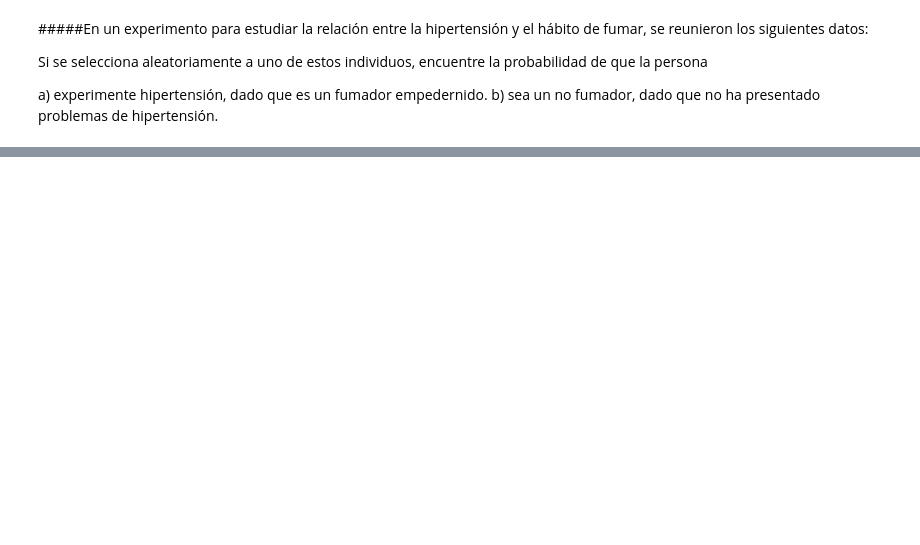
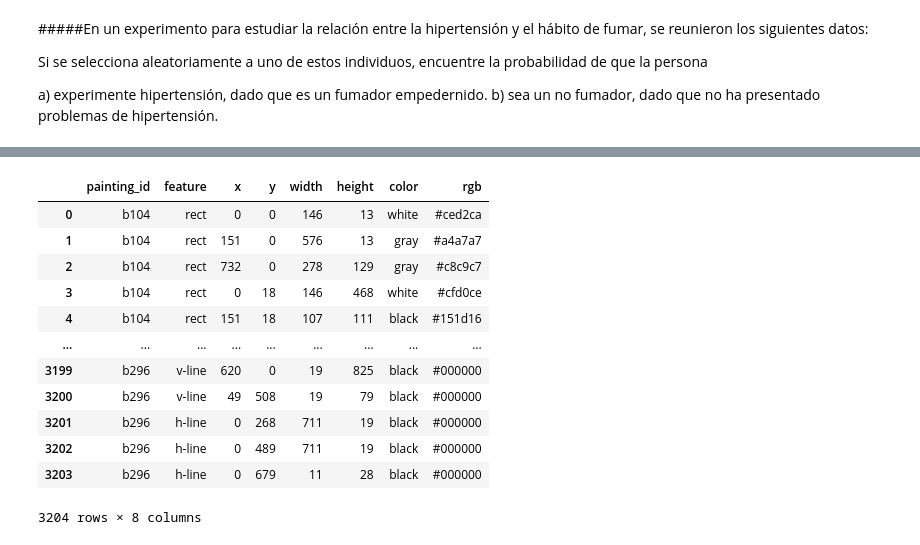
Before and after one commit to ximenaOr7/ximenaob_mineria, a Jupyter notebook: minería_de_datos_cuaderno_.ipynb, the cells around one changed output, grey strips where cells are left out. Cells and saved outputs as stored; diff of their text form; code cells hidden in the pictures; blank space fills up the shorter version.

```diff
--- a/minería_de_datos_cuaderno_.ipynb
+++ b/minería_de_datos_cuaderno_.ipynb
@@ -819,0 +949,7 @@ b) sea un no fumador, dado que no ha presentado problemas de hipertensión.
+# %%
+import pandas as pd
+import matplotlib.pyplot as plt
+pd.options.display.max_rows = 6   # Show only 6 rows of output
+pd.options.mode.chained_assignment = None  # Suppress SettingWithCopyWarning
+internet = pd.read_csv('/content/world-internet-users.csv')
+internet
@@ -819,0 +1173,20 @@ b) sea un no fumador, dado que no ha presentado problemas de hipertensión.
+# %%
+import pandas as pd
+pd.options.display.max_rows = 10
+
+features = pd.read_csv('mondrian-painting-features.csv')
+features
+# %% [output]
+|  | painting_id | feature | x | y | width | height | color | rgb |
+| 0 | b104 | rect | 0 | 0 | 146 | 13 | white | #ced2ca |
+| 1 | b104 | rect | 151 | 0 | 576 | 13 | gray | #a4a7a7 |
+| 2 | b104 | rect | 732 | 0 | 278 | 129 | gray | #c8c9c7 |
+| 3 | b104 | rect | 0 | 18 | 146 | 468 | white | #cfd0ce |
+| 4 | b104 | rect | 151 | 18 | 107 | 111 | black | #151d16 |
+| ... | ... | ... | ... | ... | ... | ... | ... | ... |
+| 3199 | b296 | v-line | 620 | 0 | 19 | 825 | black | #000000 |
+| 3200 | b296 | v-line | 49 | 508 | 19 | 79 | black | #000000 |
+| 3201 | b296 | h-line | 0 | 268 | 711 | 19 | black | #000000 |
+| 3202 | b296 | h-line | 0 | 489 | 711 | 19 | black | #000000 |
+| 3203 | b296 | h-line | 0 | 679 | 11 | 28 | black | #000000 |
+3204 rows × 8 columns
```
Also changed, not shown: parts of 57 cells of this notebook.
